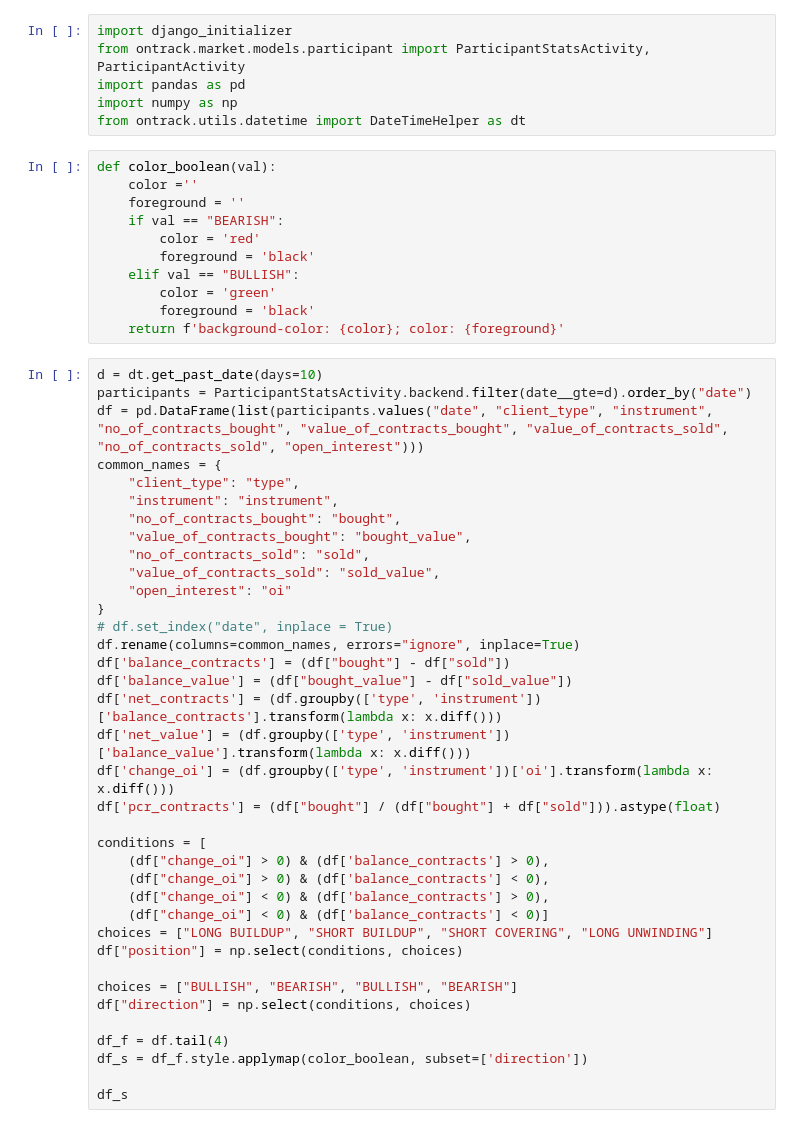
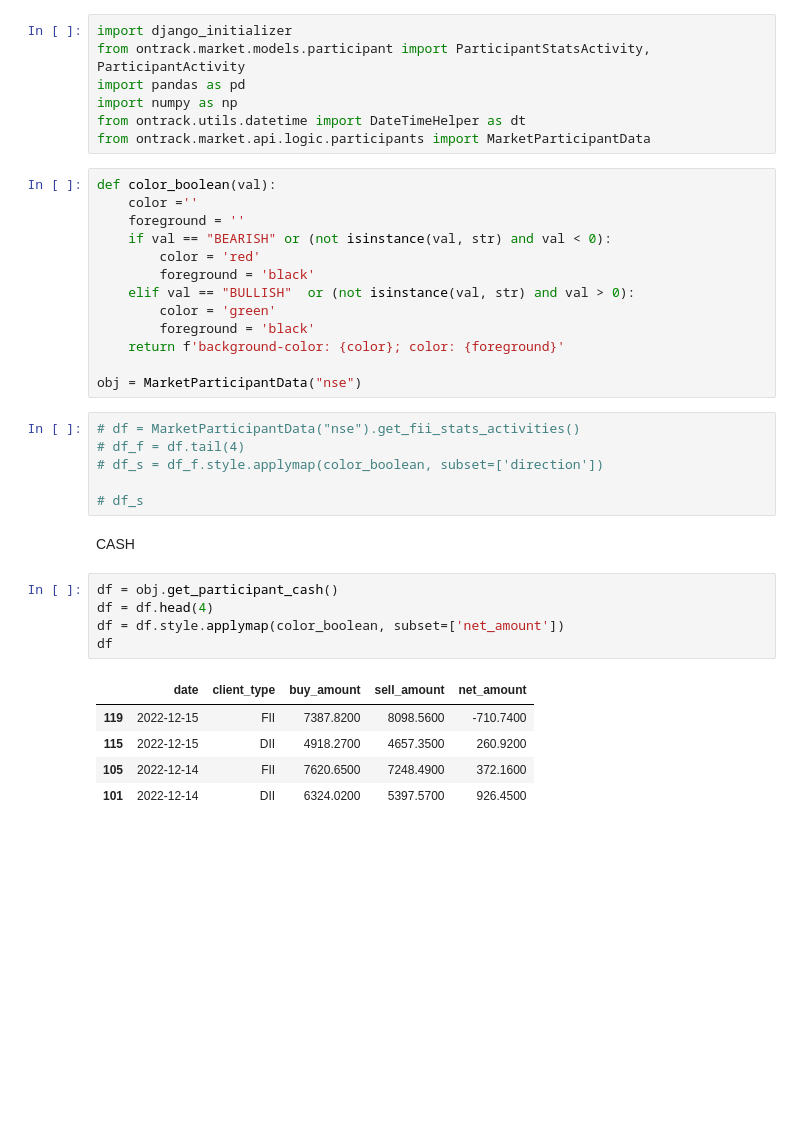
Before and after one commit to naveenholla/On-Smart-Track-API, a Jupyter notebook: python_functions/participants.ipynb, the cells around one changed output. Cells and saved outputs as stored; diff of their text form; blank space fills up the shorter version.

Commit message:
Added Kite Logic

```diff
--- a/python_functions/participants.ipynb
+++ b/python_functions/participants.ipynb
@@ -4,51 +4,36 @@ from ontrack.market.models.participant import ParticipantStatsActivity, Particip
 import pandas as pd
 import numpy as np
 from ontrack.utils.datetime import DateTimeHelper as dt
+from ontrack.market.api.logic.participants import MarketParticipantData
 # %%
 def color_boolean(val):
     color =''
     foreground = ''
-    if val == "BEARISH":
+    if val == "BEARISH" or (not isinstance(val, str) and val < 0):
         color = 'red'
         foreground = 'black'
-    elif val == "BULLISH":
+    elif val == "BULLISH"  or (not isinstance(val, str) and val > 0):
         color = 'green'
         foreground = 'black'
     return f'background-color: {color}; color: {foreground}'
+
+obj = MarketParticipantData("nse")
-# %%
-d = dt.get_past_date(days=10)
-participants = ParticipantStatsActivity.backend.filter(date__gte=d).order_by("date")
-df = pd.DataFrame(list(participants.values("date", "client_type", "instrument", "no_of_contracts_bought", "value_of_contracts_bought", "value_of_contracts_sold", "no_of_contracts_sold", "open_interest")))
-common_names = {
-    "client_type": "type",
-    "instrument": "instrument",
-    "no_of_contracts_bought": "bought",
-    "value_of_contracts_bought": "bought_value",
-    "no_of_contracts_sold": "sold",
-    "value_of_contracts_sold": "sold_value",
-    "open_interest": "oi"
-}
-# df.set_index("date", inplace = True)
-df.rename(columns=common_names, errors="ignore", inplace=True)
-df['balance_contracts'] = (df["bought"] - df["sold"])
-df['balance_value'] = (df["bought_value"] - df["sold_value"])
-df['net_contracts'] = (df.groupby(['type', 'instrument'])['balance_contracts'].transform(lambda x: x.diff()))
-df['net_value'] = (df.groupby(['type', 'instrument'])['balance_value'].transform(lambda x: x.diff()))
-df['change_oi'] = (df.groupby(['type', 'instrument'])['oi'].transform(lambda x: x.diff()))
-df['pcr_contracts'] = (df["bought"] / (df["bought"] + df["sold"])).astype(float)
-
-conditions = [
-    (df["change_oi"] > 0) & (df['balance_contracts'] > 0),
-    (df["change_oi"] > 0) & (df['balance_contracts'] < 0),
-    (df["change_oi"] < 0) & (df['balance_contracts'] > 0),
-    (df["change_oi"] < 0) & (df['balance_contracts'] < 0)]
-choices = ["LONG BUILDUP", "SHORT BUILDUP", "SHORT COVERING", "LONG UNWINDING"]
-df["position"] = np.select(conditions, choices)
-
-choices = ["BULLISH", "BEARISH", "BULLISH", "BEARISH"]
-df["direction"] = np.select(conditions, choices)
-
-df_f = df.tail(4)
-df_s = df_f.style.applymap(color_boolean, subset=['direction'])
-
-df_s
+# %%
+# df = MarketParticipantData("nse").get_fii_stats_activities()
+# df_f = df.tail(4)
+# df_s = df_f.style.applymap(color_boolean, subset=['direction'])
+
+# df_s
+# %% [markdown]
+CASH
+# %%
+df = obj.get_participant_cash()
+df = df.head(4)
+df = df.style.applymap(color_boolean, subset=['net_amount'])
+df
+# %% [output]
+|  | date | client_type | buy_amount | sell_amount | net_amount |
+| 119 | 2022-12-15 | FII | 7387.8200 | 8098.5600 | -710.7400 |
+| 115 | 2022-12-15 | DII | 4918.2700 | 4657.3500 | 260.9200 |
+| 105 | 2022-12-14 | FII | 7620.6500 | 7248.4900 | 372.1600 |
+| 101 | 2022-12-14 | DII | 6324.0200 | 5397.5700 | 926.4500 |
```
Also changed, not shown: parts of 12 cells of this notebook, 22 other files.
